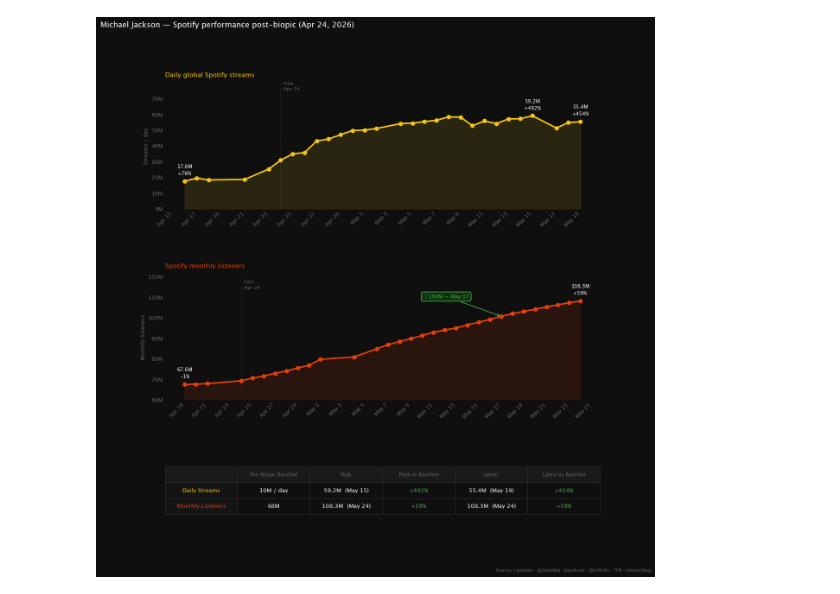
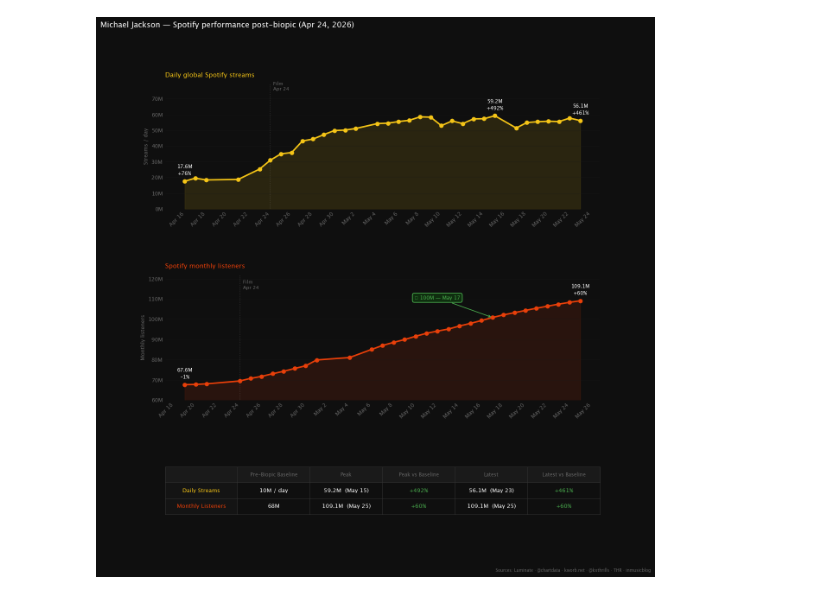
Before and after one commit to john15young/MichaelJacksonSpotifyAnalyticsPost2026MovieRelease, a Jupyter notebook: Streaming Analytics: Michael Jackson 2026 Movie.ipynb, the cells around one changed output. Saved outputs shown, nothing was run; the diff lists cells and outputs as text; code cells hidden in the pictures.

```diff
--- a/Streaming Analytics: Michael Jackson 2026 Movie.ipynb
+++ b/Streaming Analytics: Michael Jackson 2026 Movie.ipynb
@@ -40,11 +40,12 @@ data = [
     ('2026-05-17', 51.4, 100.8),
     ('2026-05-18', 54.9, 102.1),
     ('2026-05-19', 55.4, 103.2),
-    ('2026-05-20', None, 104.3),
-    ('2026-05-21', None, 105.4),
-    ('2026-05-22', None, 106.4),
-    ('2026-05-23', None, 107.4),
-    ('2026-05-24', None, 108.3)
+    ('2026-05-20', 55.7, 104.3),
+    ('2026-05-21', 55.5, 105.4),
+    ('2026-05-22', 57.7, 106.4),
+    ('2026-05-23', 56.1, 107.4),
+    ('2026-05-24', None, 108.3),
+    ('2026-05-25', None, 109.1),
 ]
 # ─────────────────────────────────────────────────────────────────────────────
 
@@ -145,23 +146,23 @@ tbl = ax3.table(
     colLabels=col_labels, cellLoc='center', loc='center',
 )
 tbl.auto_set_font_size(False)
 tbl.set_fontsize(9.5)
 tbl.scale(1, 2.2)
 
 for (row, col), cell in tbl.get_celld().items():
     cell.set_facecolor(BG)
     cell.set_edgecolor('#333333')
     cell.set_linewidth(0.8)
     cell.set_text_props(color=WHITE)
     if row == 0:
         cell.set_facecolor('#1a1a1a')
         cell.set_text_props(color=MUTED, fontsize=8.5, fontweight='bold')
     if col == 0 and row > 0:
         cell.set_facecolor('#141414')
         cell.set_text_props(color=YELLOW if row == 1 else RED, fontweight='bold')
     if col in (3, 5) and row > 0:
         cell.set_text_props(color=GREEN, fontweight='bold')
 
 plt.show()
 # %% [output]
-[figure, old version]
+[figure, new version]
```
